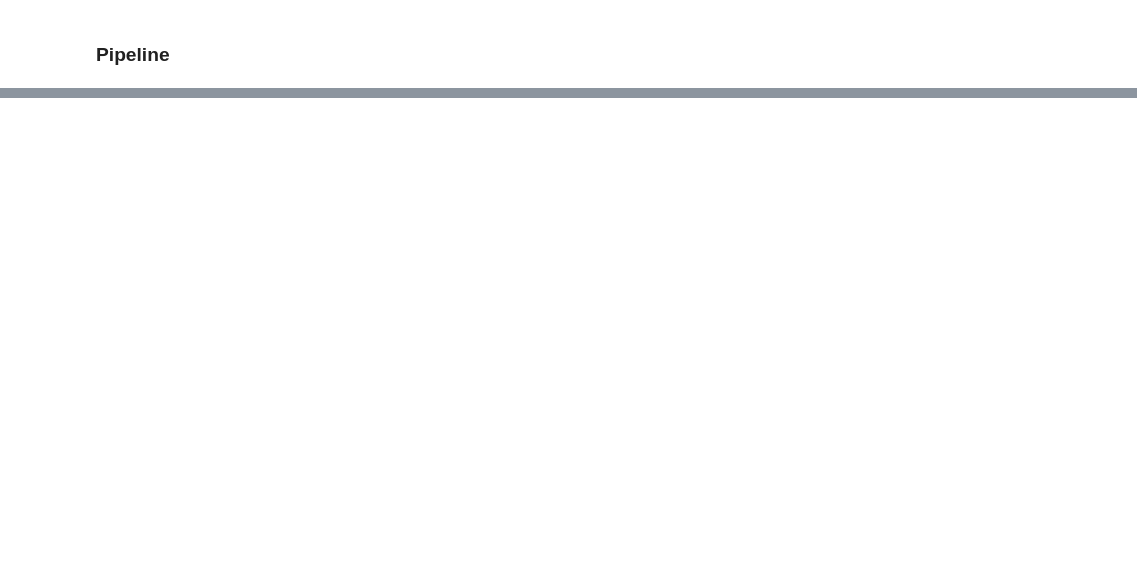
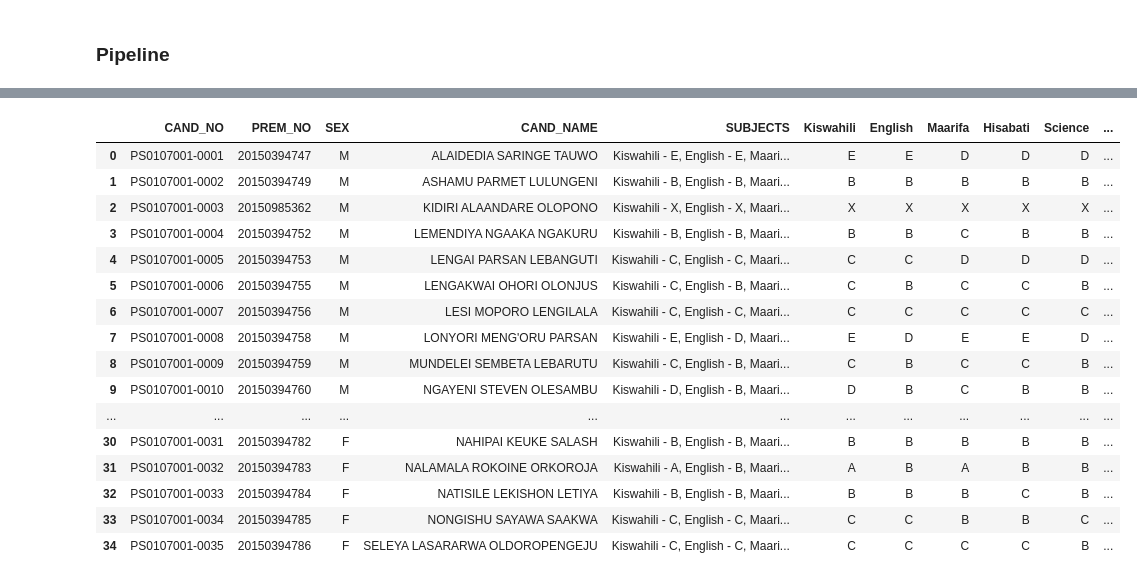
Before and after one commit to FedericoDM/indian-schools-extraction, a Jupyter notebook: tanzania/extract_2021.ipynb, the cells around one changed output, grey strips where cells are left out. Saved outputs shown, nothing was run; the diff lists cells and outputs as text; code cells hidden in the pictures; blank space fills up the shorter version.

Commit message:
Added grades and subjects

```diff
--- a/tanzania/extract_2021.ipynb
+++ b/tanzania/extract_2021.ipynb
@@ -105,3 +127,32 @@ def get_schools_dict(distr_url):
+# %%
+def get_subjects(raw_table):
+    """
+    Gets the subjects from the raw table
+    """
+    str_subjects = raw_table['SUBJECTS'][0]
+    list_subjects = str_subjects.split(",")
+    clean_subjects = []
+
+    for subject in list_subjects:
+        raw_subject = subject.split("-")
+        clean_subject = raw_subject[0].replace(" ", "")
+        clean_subjects.append(clean_subject)
+
+    return clean_subjects
+# %%
+def get_grades(raw_table):
+    """
+    Gets the grades from the raw table
+    """
+    str_subjects = raw_table['SUBJECTS']
+    raw_grades = re.findall( r'\s-\s\w+' , str_subjects)
+    clean_grades = []
+    for raw_grade in raw_grades:
+        clean_grade = re.findall( r'\w+' , raw_grade)
+        clean_grade = clean_grade[0]
+        clean_grades.append(clean_grade)
+
+    return clean_grades
 # %% [markdown]
 ### Pipeline
 # %%
@@ -130,0 +162,4 @@ schools_dict
+# %%
+school_url = schools_dict['ALAILELAI PRIMARY SCHOOL - PS0107001']
+raw_table = get_raw_table(school_url)
+raw_table
@@ -130,0 +184,3 @@ schools_dict
+# %%
+subjects = get_subjects(raw_table)
+subjects
@@ -130,0 +195,21 @@ schools_dict
+# %%
+raw_table[subjects] = raw_table.apply(get_grades, axis=1, result_type='expand')
+raw_table
+# %% [output]
+|  | CAND_NO | PREM_NO | SEX | CAND_NAME | SUBJECTS | Kiswahili | English | Maarifa | Hisabati | Science | ... |
+| 0 | PS0107001-0001 | 20150394747 | M | ALAIDEDIA SARINGE TAUWO | Kiswahili - E, English - E, Maari... | E | E | D | D | D | ... |
+| 1 | PS0107001-0002 | 20150394749 | M | ASHAMU PARMET LULUNGENI | Kiswahili - B, English - B, Maari... | B | B | B | B | B | ... |
+| 2 | PS0107001-0003 | 20150985362 | M | KIDIRI ALAANDARE OLOPONO | Kiswahili - X, English - X, Maari... | X | X | X | X | X | ... |
+| 3 | PS0107001-0004 | 20150394752 | M | LEMENDIYA NGAAKA NGAKURU | Kiswahili - B, English - B, Maari... | B | B | C | B | B | ... |
+| 4 | PS0107001-0005 | 20150394753 | M | LENGAI PARSAN LEBANGUTI | Kiswahili - C, English - C, Maari... | C | C | D | D | D | ... |
+| 5 | PS0107001-0006 | 20150394755 | M | LENGAKWAI OHORI OLONJUS | Kiswahili - C, English - B, Maari... | C | B | C | C | B | ... |
+| 6 | PS0107001-0007 | 20150394756 | M | LESI MOPORO LENGILALA | Kiswahili - C, English - C, Maari... | C | C | C | C | C | ... |
+| 7 | PS0107001-0008 | 20150394758 | M | LONYORI MENG'ORU PARSAN | Kiswahili - E, English - D, Maari... | E | D | E | E | D | ... |
+| 8 | PS0107001-0009 | 20150394759 | M | MUNDELEI SEMBETA LEBARUTU | Kiswahili - C, English - B, Maari... | C | B | C | C | B | ... |
+| 9 | PS0107001-0010 | 20150394760 | M | NGAYENI STEVEN OLESAMBU | Kiswahili - D, English - B, Maari... | D | B | C | B | B | ... |
+| ... | ... | ... | ... | ... | ... | ... | ... | ... | ... | ... | ... |
+| 30 | PS0107001-0031 | 20150394782 | F | NAHIPAI KEUKE SALASH | Kiswahili - B, English - B, Maari... | B | B | B | B | B | ... |
+| 31 | PS0107001-0032 | 20150394783 | F | NALAMALA ROKOINE ORKOROJA | Kiswahili - A, English - B, Maari... | A | B | A | B | B | ... |
+| 32 | PS0107001-0033 | 20150394784 | F | NATISILE LEKISHON LETIYA | Kiswahili - B, English - B, Maari... | B | B | B | C | B | ... |
+| 33 | PS0107001-0034 | 20150394785 | F | NONGISHU SAYAWA SAAKWA | Kiswahili - C, English - C, Maari... | C | C | B | B | C | ... |
+| 34 | PS0107001-0035 | 20150394786 | F | SELEYA LASARARWA OLDOROPENGEJU | Kiswahili - C, English - C, Maari... | C | C | C | C | B | ... |
```
Also changed, not shown: parts of 7 cells of this notebook.
